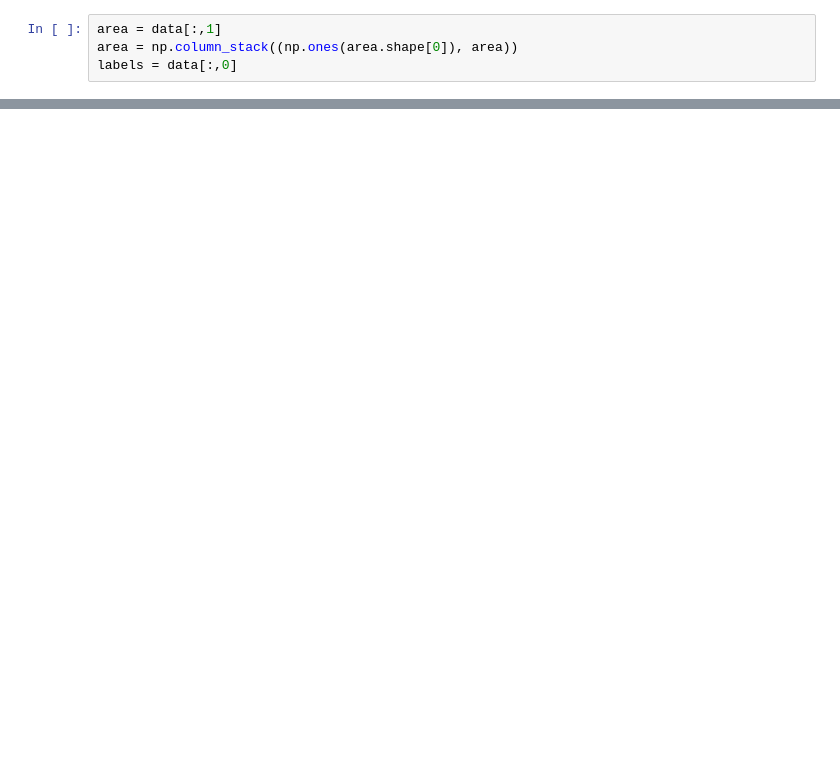
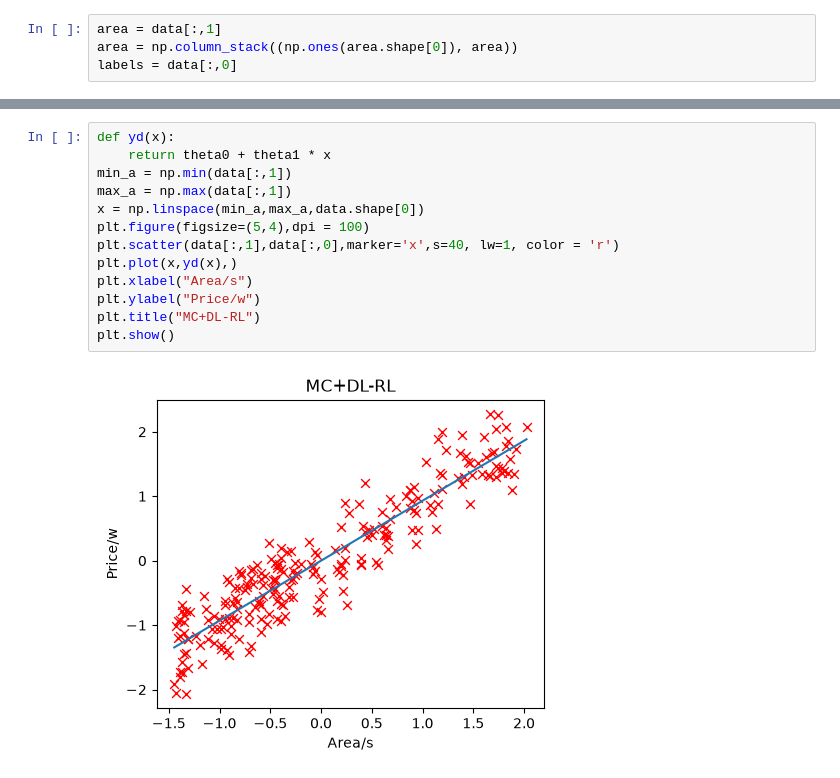
Before and after one commit to Catch1123/Deep_Learning_PyTorch, a Jupyter notebook: my_test/price-size.ipynb, the cells around one changed output, grey strips where cells are left out. Cells and saved outputs as stored; diff of their text form; blank space fills up the shorter version.

```diff
--- a/my_test/price-size.ipynb
+++ b/my_test/price-size.ipynb
@@ -88,0 +161,15 @@ Optimal parameters: [-88.8459803    9.59697147]
+# %%
+def yd(x):
+    return theta0 + theta1 * x
+min_a = np.min(data[:,1])
+max_a = np.max(data[:,1])
+x = np.linspace(min_a,max_a,data.shape[0])
+plt.figure(figsize=(5,4),dpi = 100)
+plt.scatter(data[:,1],data[:,0],marker='x',s=40, lw=1, color = 'r')
+plt.plot(x,yd(x),)
+plt.xlabel("Area/s")
+plt.ylabel("Price/w")
+plt.title("MC+DL-RL")
+plt.show()
+# %% [output]
+[figure, added]
```
Also changed, not shown: parts of 12 cells of this notebook, 1 other file.
